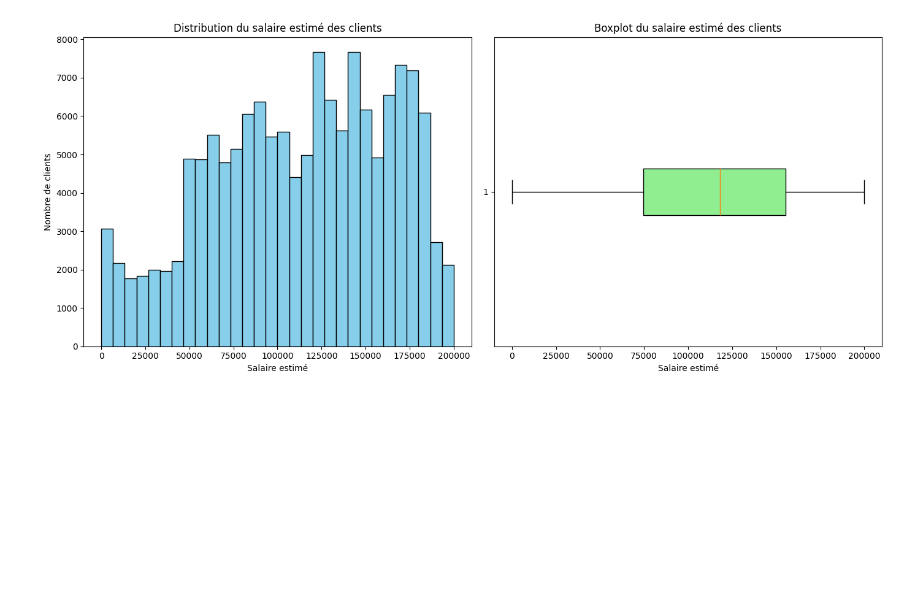
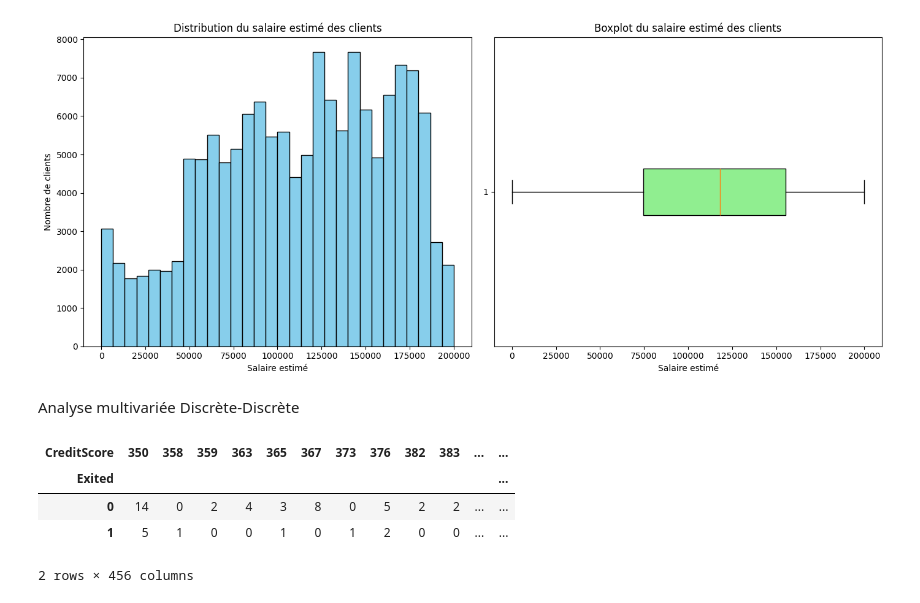
Before and after one commit to lathiam/projet-de-classification, a Jupyter notebook: Analyse.ipynb, the cells around one changed output. Cells and saved outputs as stored; diff of their text form; code cells hidden in the pictures; blank space fills up the shorter version.

```diff
--- a/Analyse.ipynb
+++ b/Analyse.ipynb
@@ -353,3 +345,14 @@ plt.tight_layout()
 plt.show()
 # %% [output]
 [figure]
+# %% [markdown]
+Analyse multivariée Discrète-Discrète
+# %%
+Cross_tab_Exiited_CreditScore = pd.crosstab(df['Exited'], df['CreditScore'])
+Cross_tab_Exiited_CreditScore.head()
+# %% [output]
+| CreditScore | 350 | 358 | 359 | 363 | 365 | 367 | 373 | 376 | 382 | 383 | ... | ... |
+| Exited |  |  |  |  |  |  |  |  |  |  |  | ... |
+| 0 | 14 | 0 | 2 | 4 | 3 | 8 | 0 | 5 | 2 | 2 | ... | ... |
+| 1 | 5 | 1 | 0 | 0 | 1 | 0 | 1 | 2 | 0 | 0 | ... | ... |
+2 rows × 456 columns
```
Also changed, not shown: parts of 16 cells of this notebook.
